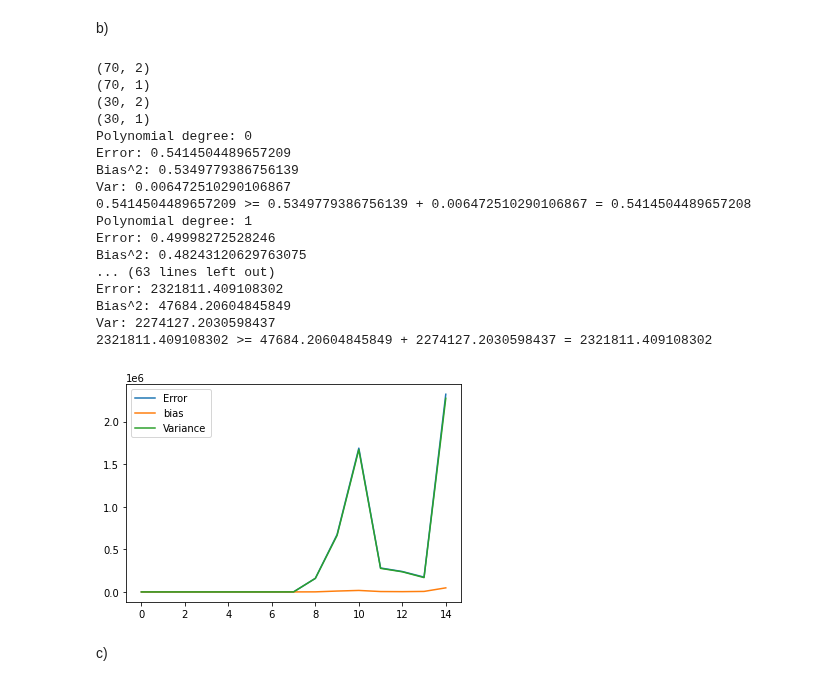
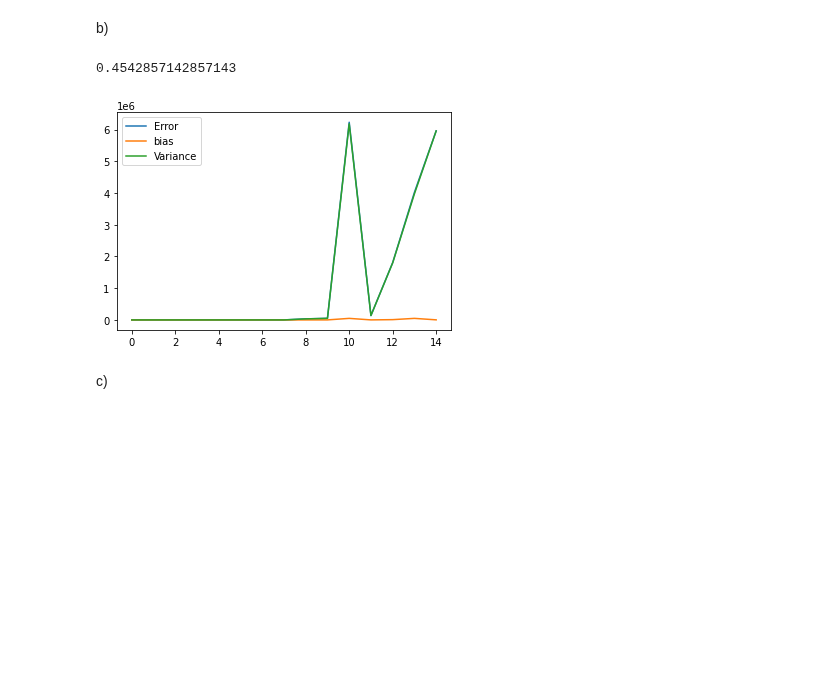
Before and after one commit to espentn/FYS-STK3155, a Jupyter notebook: FYS-STK3155.ipynb, the cells around one changed output. Saved outputs shown, nothing was run; the diff lists cells and outputs as text; code cells hidden in the pictures; blank space fills up the shorter version.

Commit message:
Fixed splitAndScale Function, but now getting singular matrix

```diff
--- a/FYS-STK3155.ipynb
+++ b/FYS-STK3155.ipynb
@@ -74,7 +74,7 @@ def splitAndScale(X,y):
     scaler.fit(X_train)
     X_train_scaled = scaler.transform(X_train)
     X_test_scaled = scaler.transform(X_test)
-    return X_train, X_test, y_train[:, np.newaxis], y_test[:, np.newaxis]
+    return X_train_scaled, X_test_scaled, y_train[:, np.newaxis], y_test[:, np.newaxis]
 
 # Calculate the confidence interval of parameters Beta's
 def CIBeta(X, Beta):
@@ -172,13 +172,18 @@ def lassoRegression():
 # %% [markdown]
 a) OLS
 # %%
+np.random.seed(2020)
+
 sig2 = 1 # noise variance
 degree = 5 # polynomial degree
-n = 10 # number of data points for each feature
+n = 20 # number of data points for each feature
 x1, x2, y = createDataPoints(n, sig2)
 X = createDesignMatrix(x1,x2,degree)
 
 X_train, X_test, y_train, y_test = splitAndScale(X,np.ravel(y))
+print(np.mean(X_train, axis=0))
+print(np.var(X_train, axis=0))
+print(X_train[:3,:])
 # A = np.transpose(X_train) @ X_train
 # SVDinvA = SVDinv(A)
 
@@ -207,76 +225,57 @@ The 90% confidence interval for beta_0 is [-0.31068978] ⟷ [2.75128576]
 # %% [markdown]
 b)
 # %%
-np.random.seed(2020)
+np.random.seed(20)
 
 sig2 = 1 # noise variance
 n = 10 # number of data points for each feature
-n_boostraps = 100 # number of bootstraps
-maxdegree = 15
+n_boostraps = 150 # number of bootstraps
+maxdegree = 15 # maximum polynomial degree
 
 # Make data set.
 x1, x2, y = createDataPoints(n, sig2)
 x = np.swapaxes(np.stack((x1.ravel(),x2.ravel())),0,1)
 
+# Define empty arrays
 error = np.zeros(maxdegree)
 bias = np.zeros(maxdegree)
 variance = np.zeros(maxdegree)
 polydegree = np.zeros(maxdegree)
 
 # Split and scale the raw data
 x_train, x_test, y_train, y_test = splitAndScale(x,np.ravel(y))
-
-print(x_train.shape)
-# print(x_train[:,[0]].shape)
-print(y_train.shape)
-print(x_test.shape)
-print(y_test.shape)
+print(np.mean(x_train, axis=))
 
 for degree in range(maxdegree):
 
-    # Create the training design matrix
+    # Create the training and testing design matrices
     X_train = createDesignMatrix(x_train[:,[0]],x_train[:,[1]],degree)
     X_test = createDesignMatrix(x_test[:,[0]],x_test[:,[1]],degree)
 
     y_pred = np.empty((y_test.shape[0], n_boostraps))
 
     for i in range(n_boostraps):
         x_, y_ = resample(X_train, y_train)
         beta = np.linalg.inv(x_.T.dot(x_)).dot(x_.T).dot(y_)
         y_pred[:, i] = (X_test @ beta).squeeze()
+
     polydegree[degree] = degree
     error[degree] = np.mean( np.mean((y_test - y_pred)**2, axis=1, keepdims=True) )
     bias[degree] = np.mean( (y_test - np.mean(y_pred, axis=1, keepdims=True))**2 )
     variance[degree] = np.mean( np.var(y_pred, axis=1, keepdims=True) )
-    print("Polynomial degree:", degree)
-    print("Error:", error[degree])
-    print("Bias^2:", bias[degree])
-    print("Var:", variance[degree])
-    print('{} >= {} + {} = {}'.format(error[degree], bias[degree], variance[degree], bias[degree]+variance[degree]))
+#     print("Polynomial degree:", degree)
+#     print("Error:", error[degree])
+#     print("Bias^2:", bias[degree])
+#     print("Var:", variance[degree])
+#     print('{} >= {} + {} = {}\n'.format(error[degree], bias[degree], variance[degree], bias[degree]+variance[degree]))
 plt.plot(polydegree, error, label="Error")
 plt.plot(polydegree, bias, label="bias")
 plt.plot(polydegree, variance, label="Variance")
 plt.legend()
 plt.show()
 # %% [output]
-(70, 2)
-(70, 1)
-(30, 2)
-(30, 1)
-Polynomial degree: 0
-Error: 0.5414504489657209
-Bias^2: 0.5349779386756139
-Var: 0.006472510290106867
-0.5414504489657209 >= 0.5349779386756139 + 0.006472510290106867 = 0.5414504489657208
-Polynomial degree: 1
-Error: 0.49998272528246
-Bias^2: 0.48243120629763075
-... (63 lines left out)
-Error: 2321811.409108302
-Bias^2: 47684.20604845849
-Var: 2274127.2030598437
-2321811.409108302 >= 47684.20604845849 + 2274127.2030598437 = 2321811.409108302
+0.4542857142857143
-[figure, old version]
+[figure, new version]
 # %% [markdown]
 c)
 # %% [markdown]
```
Also changed, not shown: parts of 1 cell of this notebook.
